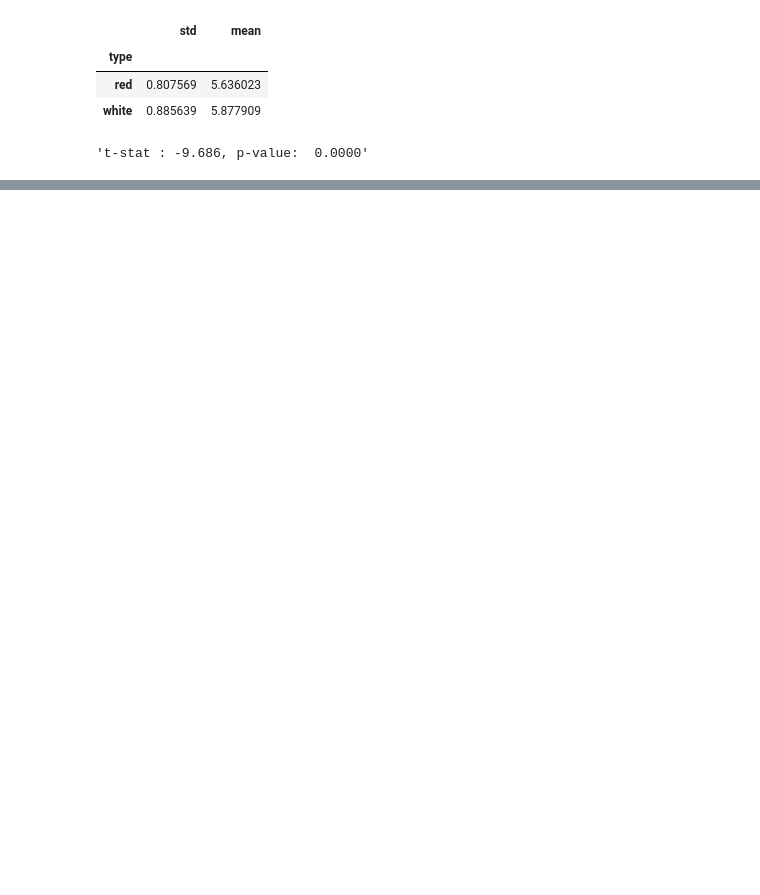
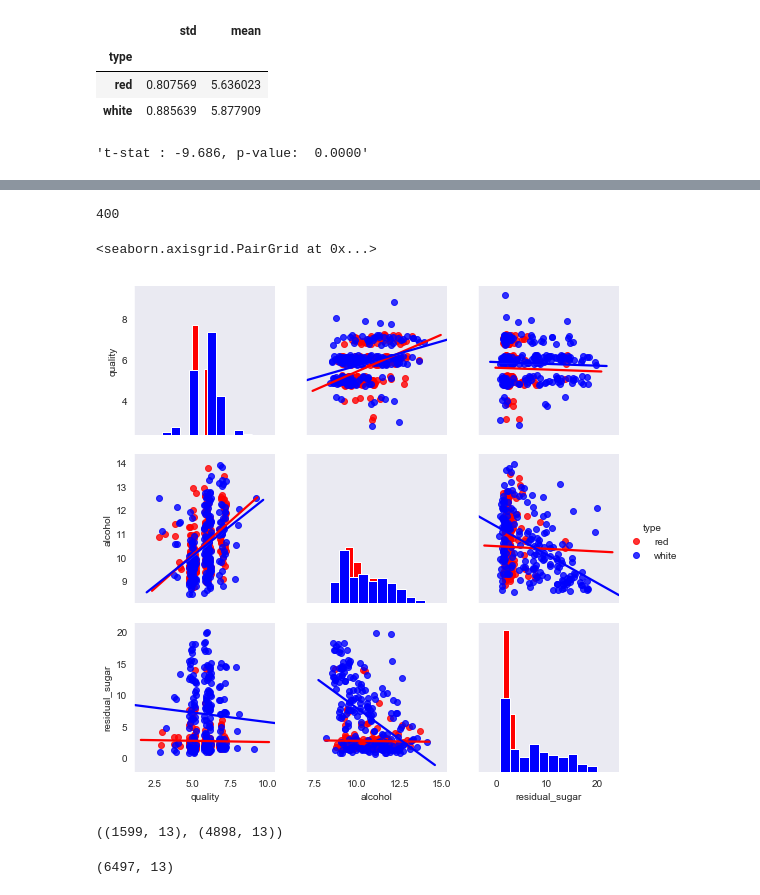
Before and after one commit to tohooni/DeepRunning, a Jupyter notebook: 7.예측모델 만들기 1.ipynb, the cells around one changed output, grey strips where cells are left out. Cells and saved outputs as stored; diff of their text form; code cells hidden in the pictures; blank space fills up the shorter version.

```diff
--- a/7.예측모델 만들기 1.ipynb
+++ b/7.예측모델 만들기 1.ipynb
@@ -137,0 +224,26 @@ t_stat, p_value, df = sm.stats.ttest_ind(red_q, white_q)
+# %%
+red_sample = wine.loc[wine["type"]=="red", :]
+white_sample = wine.loc[wine["type"]=="white", :]
+# %%
+import numpy as np
+red_idx   = np.random.choice(red_sample.index, replace=True, size=200)
+white_idx = np.random.choice(white_sample.index, replace=True, size=200)
+# %%
+wine_sample = red_sample.loc[red_idx, ].append(white_sample.loc[white_idx, ])
+wine_sample["quality"].count()
+# %% [output]
+400
+# %%
+import seaborn as sns
+
+sns.set_style("dark")
+sns.pairplot(wine_sample, vars = ["quality", "alcohol", "residual_sugar"],
+            kind="reg", plot_kws={"ci":False, "x_jitter":0.25, "y_jitter":0.25},
+            diag_kind="hist", diag_kws={"bins":10, "alpha":1},
+            hue="type", palette=dict(red="red", white="blue", markers=["o","s"]))
+
+# 히스토그램 => 알코올 도수의 평균과 표준편차는 두그룹이 비슷함, 단) 잔여당의 평균과 표준편차 는 화이트와인이 더 큼.
+# 회귀선 => 알코올 도수가 증가하면 품질이 높아짐, 잔여당이 증가하면 품질이 낮아짐.
+# %% [output]
+<seaborn.axisgrid.PairGrid at 0x...>
+[figure, added]
@@ -137,0 +261,12 @@ t_stat, p_value, df = sm.stats.ttest_ind(red_q, white_q)
+# %%
+redwine["type"] = "red"
+whitewine["type"] = "white"
+redwine.shape, whitewine.shape
+# %% [output]
+((1599, 13), (4898, 13))
+# %%
+# 레드와인과 와이트 와인을 합친다.
+wine = redwine.append(whitewine)
+wine.shape
+# %% [output]
+(6497, 13)
```
Also changed, not shown: parts of 26 cells of this notebook, 1 other file.
